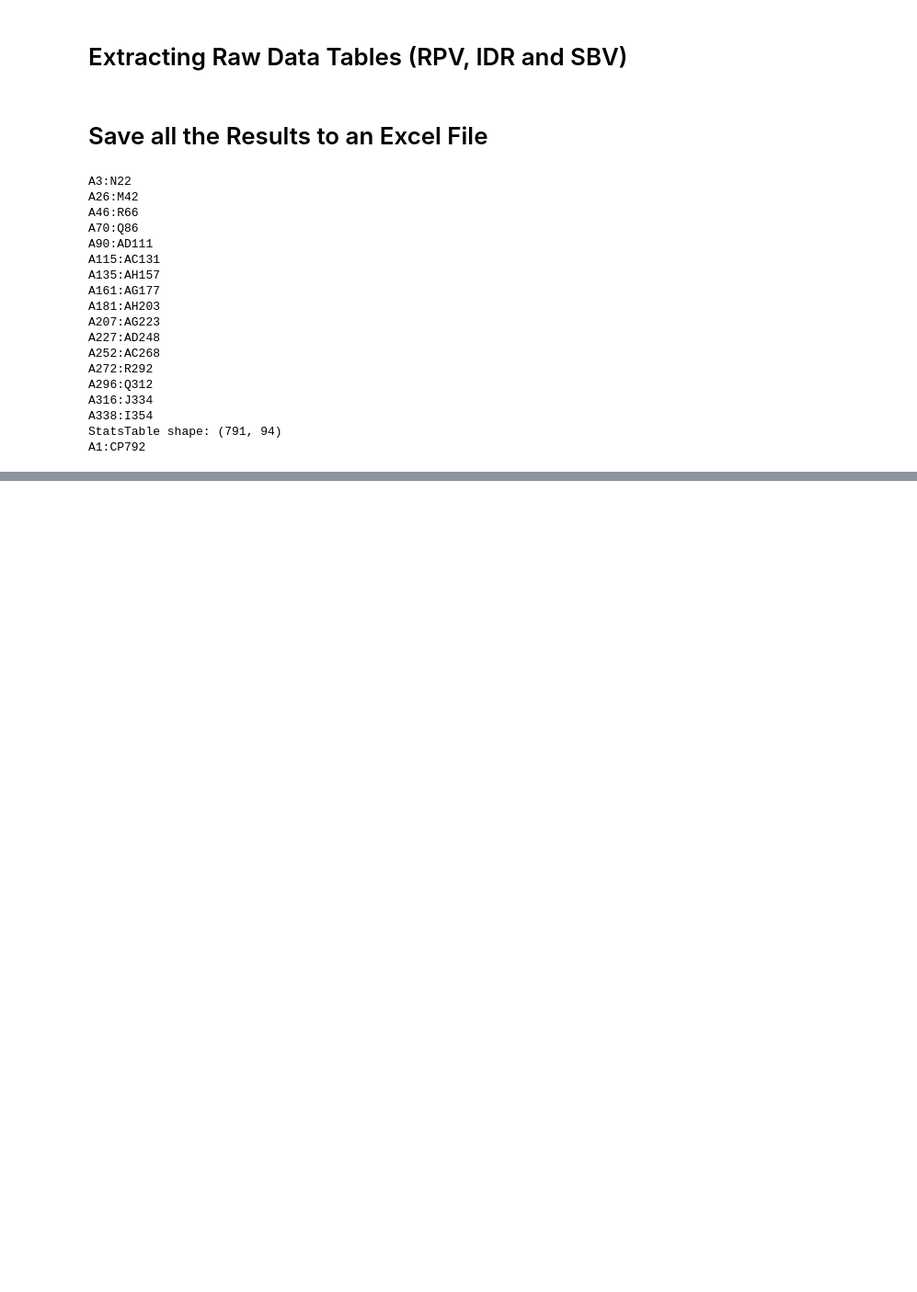
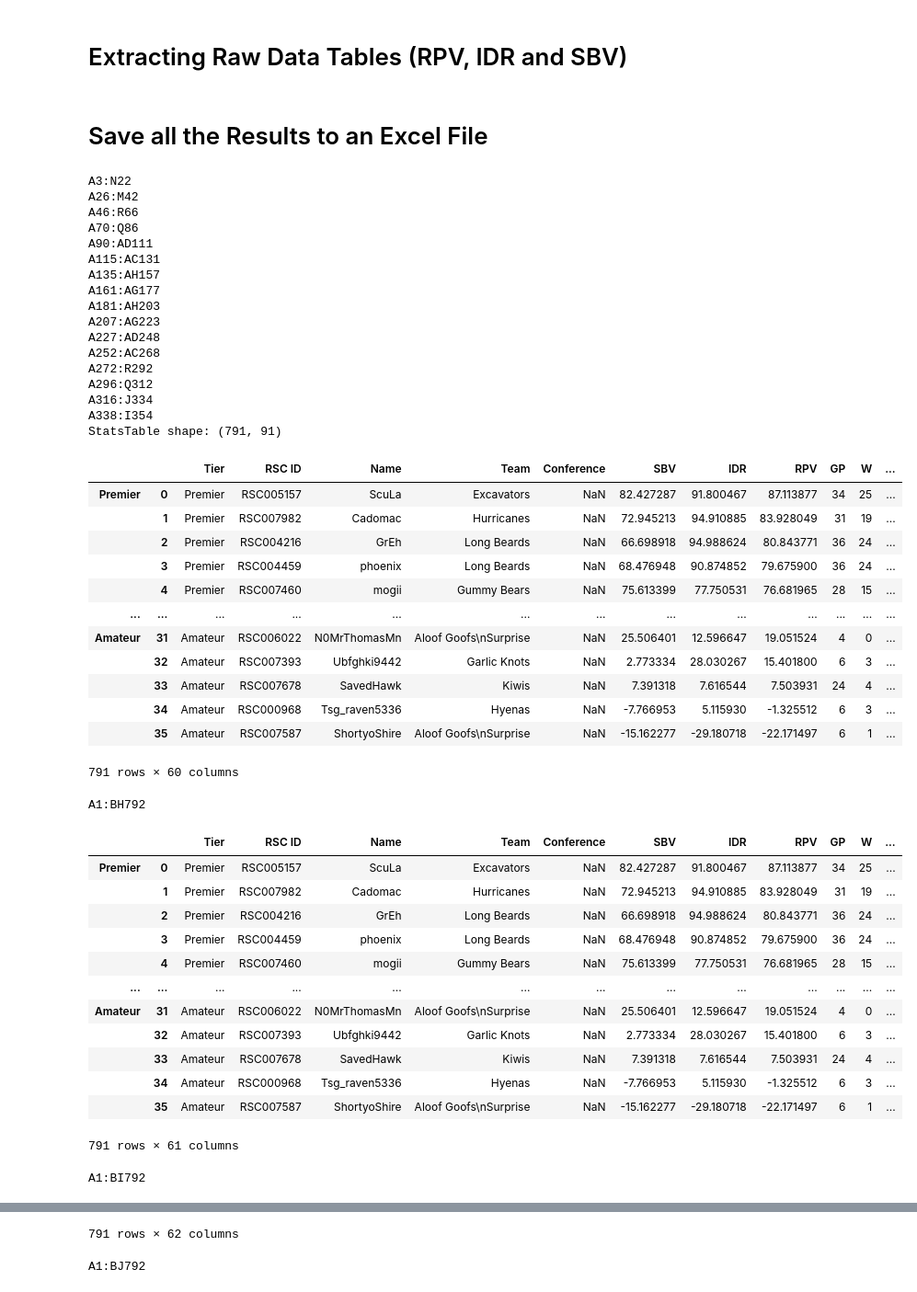
Before and after one commit to MrDNAlex/RSC-Data-Extraction, a Jupyter notebook: Experimenting.ipynb, the cells around one changed output, grey strips where cells are left out. Shown at 92% size. Cells and saved outputs as stored; diff of their text form; code cells hidden in the pictures; blank space fills up the shorter version.

Commit message:
Finished Data Extraction

```diff
--- a/Experimenting.ipynb
+++ b/Experimenting.ipynb
@@ -373,7 +373,13 @@ def GetMergedTierTables (RPVSheet, SBVSheet, IDRSheet):
         remove_cols = [col for col in mergedTable.columns if "_y" in col or "_z" in col]
         mergedTable = mergedTable.drop(columns=remove_cols)
 
+        mergedTable = mergedTable.loc[:, ~mergedTable.columns.duplicated()]
+
         MergedTables.append(mergedTable)
+
+
+
+    MergedTables
 
     return MergedTables
 
@@ -447,37 +453,81 @@ for i in range(len(Tiers)):
 
     WorkSheet.merge_cells(start_row=rowIndex, start_column=1, end_row=rowIndex, end_column=ScrimSchedules[Tiers[i]].columns.size)
     WorkSheet.cell(row=rowIndex, column=1).fill = PatternFill(start_color="000000", end_color="000000", fill_type="solid")
 
     rowIndex += 1
 
+#PasteDataFrame(StatsTable, WorkSheet)
+print(f"StatsTable shape: {StatsTable.shape}")
+
 
 WorkBook.create_sheet("Stats")
 
 WorkSheet = WorkBook["Stats"]
 
-#PasteDataFrame(StatsTable, WorkSheet)
-print(f"StatsTable shape: {StatsTable.shape}")
-
-
-AddDataFrameAsTable(StatsTable, WorkSheet, "IDKTable")
+AddDataFrameAsTable(StatsTable, WorkSheet, "Stats")
 
 WorkBook.save("RSC_Info.xlsx")
+
+#for i in range(60, len(StatsTable.columns)):
+#
+#    NewWorkBook = WorkBook
+#
+#    NewWorkBook.create_sheet(f"Stats_{i}")
+#
+#    WorkSheet = NewWorkBook[f"Stats_{i}"]
+#
+#    NewTable = StatsTable.iloc[:, 0:i]
+#
+#    display(NewTable)
+#
+#    AddDataFrameAsTable(NewTable, WorkSheet, f"Stats_{i}")
+#
+#    NewWorkBook.save(f"RSC_Info_{i}.xlsx")
+#
+#    NewWorkBook.remove_sheet(WorkSheet)
 # %% [output]
 A3:N22
 A26:M42
 A46:R66
 A70:Q86
 A90:AD111
 A115:AC131
 A135:AH157
 A161:AG177
 A181:AH203
 A207:AG223
 A227:AD248
 A252:AC268
 A272:R292
 A296:Q312
 A316:J334
 A338:I354
-StatsTable shape: (791, 94)
-A1:CP792
+StatsTable shape: (791, 91)
+|  |  | Tier | RSC ID | Name | Team | Conference | SBV | IDR | RPV | GP | W | ... |
+| Premier | 0 | Premier | RSC005157 | ScuLa | Excavators | NaN | 82.427287 | 91.800467 | 87.113877 | 34 | 25 | ... |
+|  | 1 | Premier | RSC007982 | Cadomac | Hurricanes | NaN | 72.945213 | 94.910885 | 83.928049 | 31 | 19 | ... |
+|  | 2 | Premier | RSC004216 | GrEh | Long Beards | NaN | 66.698918 | 94.988624 | 80.843771 | 36 | 24 | ... |
+|  | 3 | Premier | RSC004459 | phoenix | Long Beards | NaN | 68.476948 | 90.874852 | 79.675900 | 36 | 24 | ... |
+|  | 4 | Premier | RSC007460 | mogii | Gummy Bears | NaN | 75.613399 | 77.750531 | 76.681965 | 28 | 15 | ... |
+| ... | ... | ... | ... | ... | ... | ... | ... | ... | ... | ... | ... | ... |
+| Amateur | 31 | Amateur | RSC006022 | N0MrThomasMn | Aloof Goofs\nSurprise | NaN | 25.506401 | 12.596647 | 19.051524 | 4 | 0 | ... |
+|  | 32 | Amateur | RSC007393 | Ubfghki9442 | Garlic Knots | NaN | 2.773334 | 28.030267 | 15.401800 | 6 | 3 | ... |
+|  | 33 | Amateur | RSC007678 | SavedHawk | Kiwis | NaN | 7.391318 | 7.616544 | 7.503931 | 24 | 4 | ... |
+|  | 34 | Amateur | RSC000968 | Tsg_raven5336 | Hyenas | NaN | -7.766953 | 5.115930 | -1.325512 | 6 | 3 | ... |
+|  | 35 | Amateur | RSC007587 | ShortyoShire | Aloof Goofs\nSurprise | NaN | -15.162277 | -29.180718 | -22.171497 | 6 | 1 | ... |
+791 rows × 60 columns
+A1:BH792
+|  |  | Tier | RSC ID | Name | Team | Conference | SBV | IDR | RPV | GP | W | ... |
+| Premier | 0 | Premier | RSC005157 | ScuLa | Excavators | NaN | 82.427287 | 91.800467 | 87.113877 | 34 | 25 | ... |
+|  | 1 | Premier | RSC007982 | Cadomac | Hurricanes | NaN | 72.945213 | 94.910885 | 83.928049 | 31 | 19 | ... |
+|  | 2 | Premier | RSC004216 | GrEh | Long Beards | NaN | 66.698918 | 94.988624 | 80.843771 | 36 | 24 | ... |
+|  | 3 | Premier | RSC004459 | phoenix | Long Beards | NaN | 68.476948 | 90.874852 | 79.675900 | 36 | 24 | ... |
+|  | 4 | Premier | RSC007460 | mogii | Gummy Bears | NaN | 75.613399 | 77.750531 | 76.681965 | 28 | 15 | ... |
+| ... | ... | ... | ... | ... | ... | ... | ... | ... | ... | ... | ... | ... |
+| Amateur | 31 | Amateur | RSC006022 | N0MrThomasMn | Aloof Goofs\nSurprise | NaN | 25.506401 | 12.596647 | 19.051524 | 4 | 0 | ... |
+|  | 32 | Amateur | RSC007393 | Ubfghki9442 | Garlic Knots | NaN | 2.773334 | 28.030267 | 15.401800 | 6 | 3 | ... |
+|  | 33 | Amateur | RSC007678 | SavedHawk | Kiwis | NaN | 7.391318 | 7.616544 | 7.503931 | 24 | 4 | ... |
+|  | 34 | Amateur | RSC000968 | Tsg_raven5336 | Hyenas | NaN | -7.766953 | 5.115930 | -1.325512 | 6 | 3 | ... |
+|  | 35 | Amateur | RSC007587 | ShortyoShire | Aloof Goofs\nSurprise | NaN | -15.162277 | -29.180718 | -22.171497 | 6 | 1 | ... |
+791 rows × 61 columns
+A1:BI792
@@ -483,0 +546,2 @@ A1:CP792
+791 rows × 62 columns
+A1:BJ792
```
Also changed, not shown: parts of 1 cell of this notebook, 1 other file.
